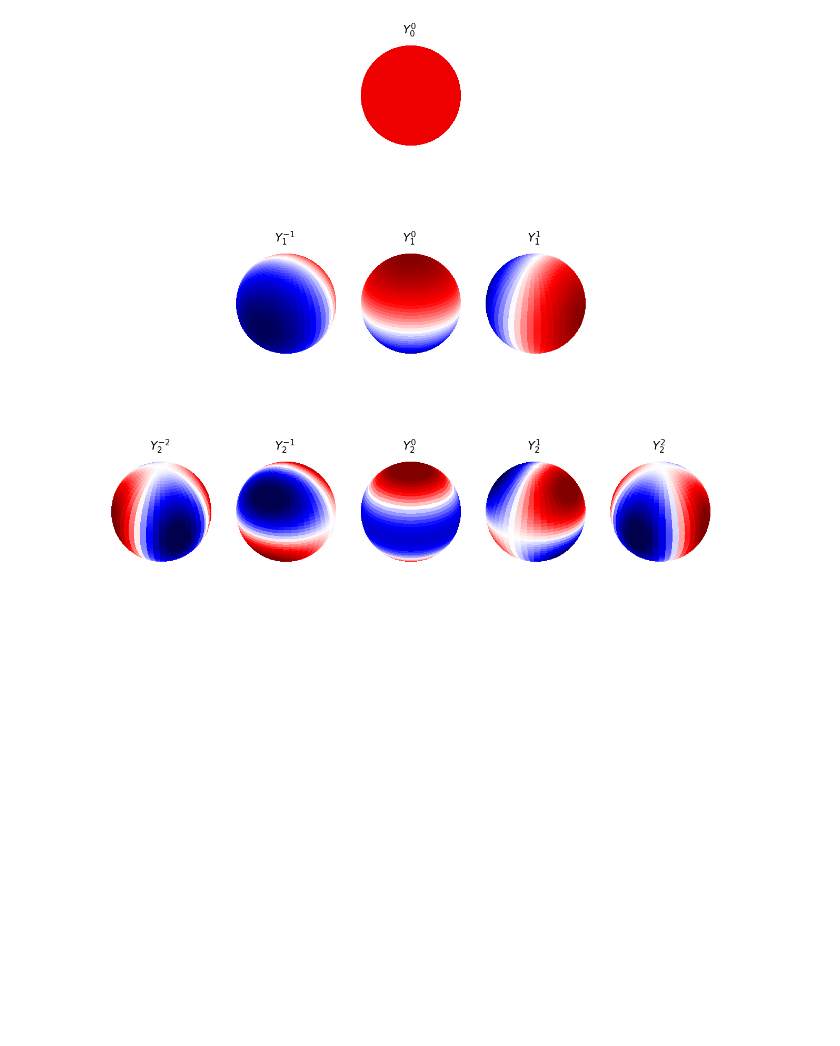
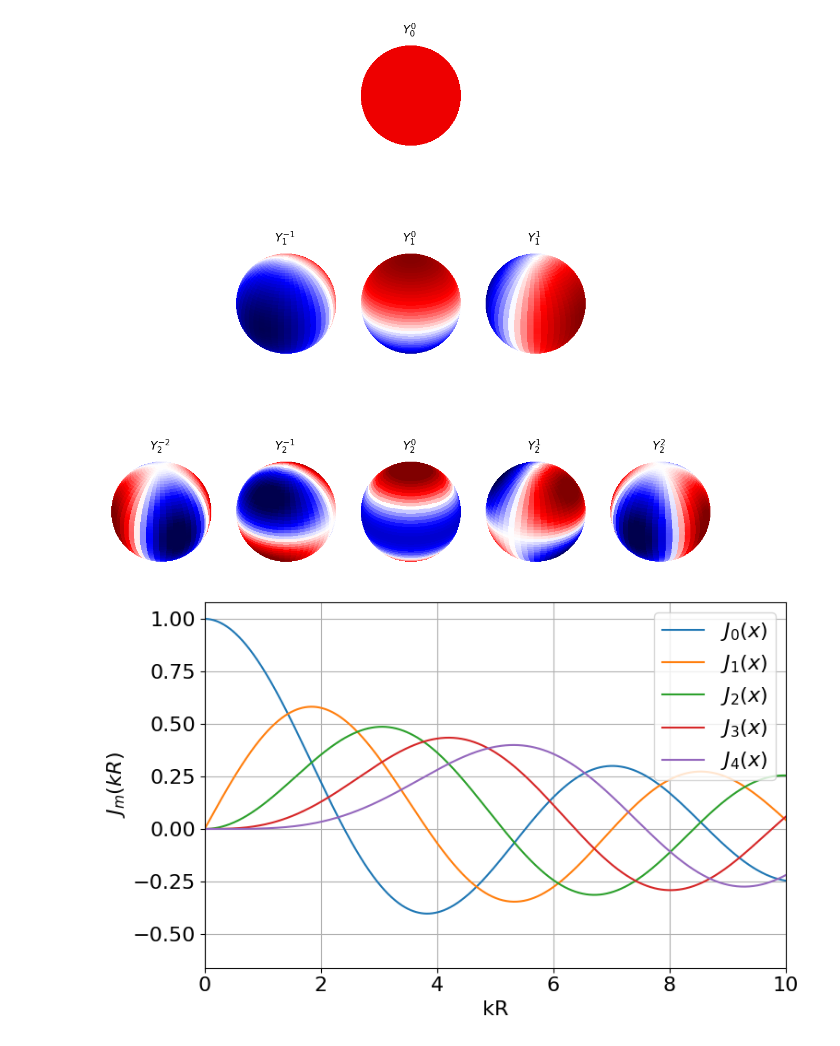
Before and after one commit to UnilK/dippa, a Jupyter notebook: signalAnalysis/random_plots.ipynb, the cells around one changed output. Saved outputs shown, nothing was run; the diff lists cells and outputs as text; code cells hidden in the pictures; blank space fills up the shorter version.

```diff
--- a/signalAnalysis/random_plots.ipynb
+++ b/signalAnalysis/random_plots.ipynb
@@ -337,3 +337,31 @@ plt.tight_layout()
 plt.show()
 # %% [output]
 [figure]
+# %%
+import numpy as np
+import matplotlib.pyplot as plt
+from scipy.special import jv  # Bessel function of the first kind
+
+# Define x range
+x = np.linspace(-2, 10, 1000)
+
+# Orders of Bessel functions to plot
+orders = range(5)  # 0 through 4
+
+plt.figure(figsize=(8, 5))
+
+plt.rc('font', **{'size': 16})
+
+for n in orders:
+    y = jv(n, x)
+    plt.plot(x, y, label=f"$J_{n}(x)$")
+
+plt.xlim(0, 10)
+plt.xlabel("kR")
+plt.ylabel(f"$J_m(kR)$")
+plt.grid(True)
+plt.legend()
+plt.tight_layout()
+plt.show()
+# %% [output]
+[figure, added]
```
Also changed, not shown: 7 other files.
